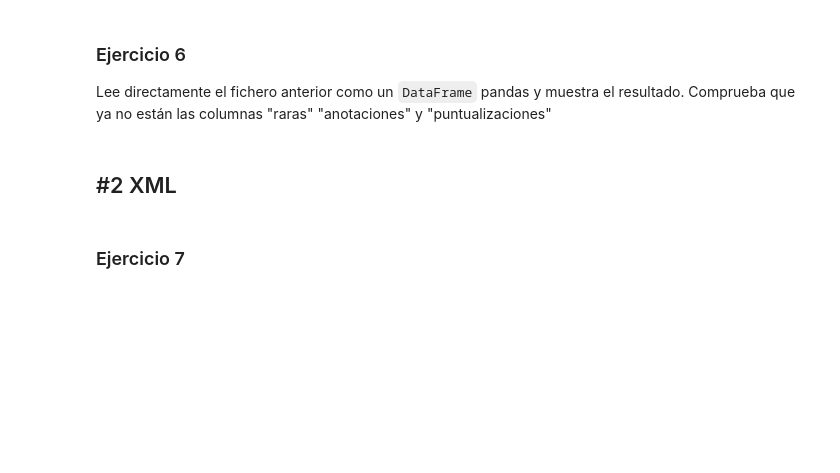
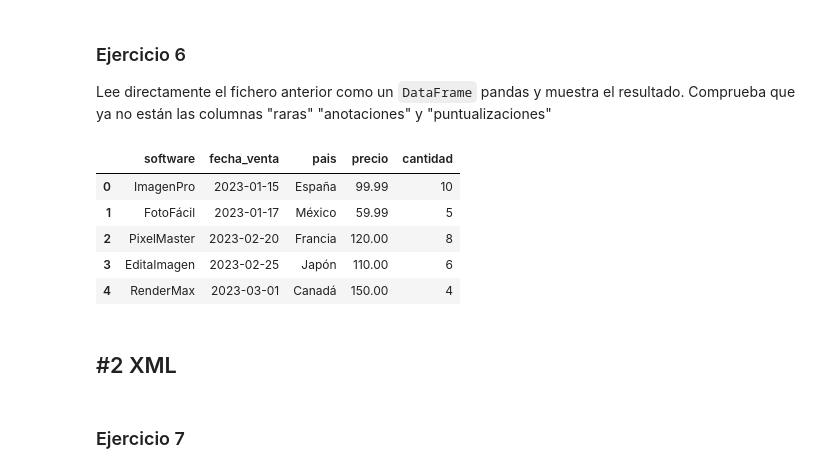
Before and after one commit to Cmonzon-94/ONLINE_DS_THEBRIDGE_Cmonzon, a Jupyter notebook: 03_Analisis_de_Datos/Sprint_05/Unidad_02_Acceso_y_Procesado_de_Datos_Internos__Ficheros/Unidad_02/Ejercicios_Workout/09_Ejercicio_Formato_Flexible.ipynb, the cells around one changed output. Cells and saved outputs as stored; diff of their text form; code cells hidden in the pictures; blank space fills up the shorter version.

```diff
--- a/03_Analisis_de_Datos/Sprint_05/Unidad_02_Acceso_y_Procesado_de_Datos_Internos__Ficheros/Unidad_02/Ejercicios_Workout/09_Ejercicio_Formato_Flexible.ipynb
+++ b/03_Analisis_de_Datos/Sprint_05/Unidad_02_Acceso_y_Procesado_de_Datos_Internos__Ficheros/Unidad_02/Ejercicios_Workout/09_Ejercicio_Formato_Flexible.ipynb
@@ -38,6 +98,16 @@ Guarda el resultado (`new_data_json`) en la ruta "./data/corr_ventas_software.js
 # %% [markdown]
 ### Ejercicio 6
 Lee directamente el fichero anterior como un `DataFrame` pandas y muestra el resultado. Comprueba que ya no están las columnas "raras" "anotaciones" y "puntualizaciones"
+# %%
+df_ruta_salida = pd.read_json("./data/corr_ventas_software.json")
+df_ruta_salida
+# %% [output]
+|  | software | fecha_venta | pais | precio | cantidad |
+| 0 | ImagenPro | 2023-01-15 | España | 99.99 | 10 |
+| 1 | FotoFácil | 2023-01-17 | México | 59.99 | 5 |
+| 2 | PixelMaster | 2023-02-20 | Francia | 120.00 | 8 |
+| 3 | EditaImagen | 2023-02-25 | Japón | 110.00 | 6 |
+| 4 | RenderMax | 2023-03-01 | Canadá | 150.00 | 4 |
 # %% [markdown]
 ## #2 XML
 # %% [markdown]
```
Also changed, not shown: parts of 10 cells of this notebook, 6 other files.
